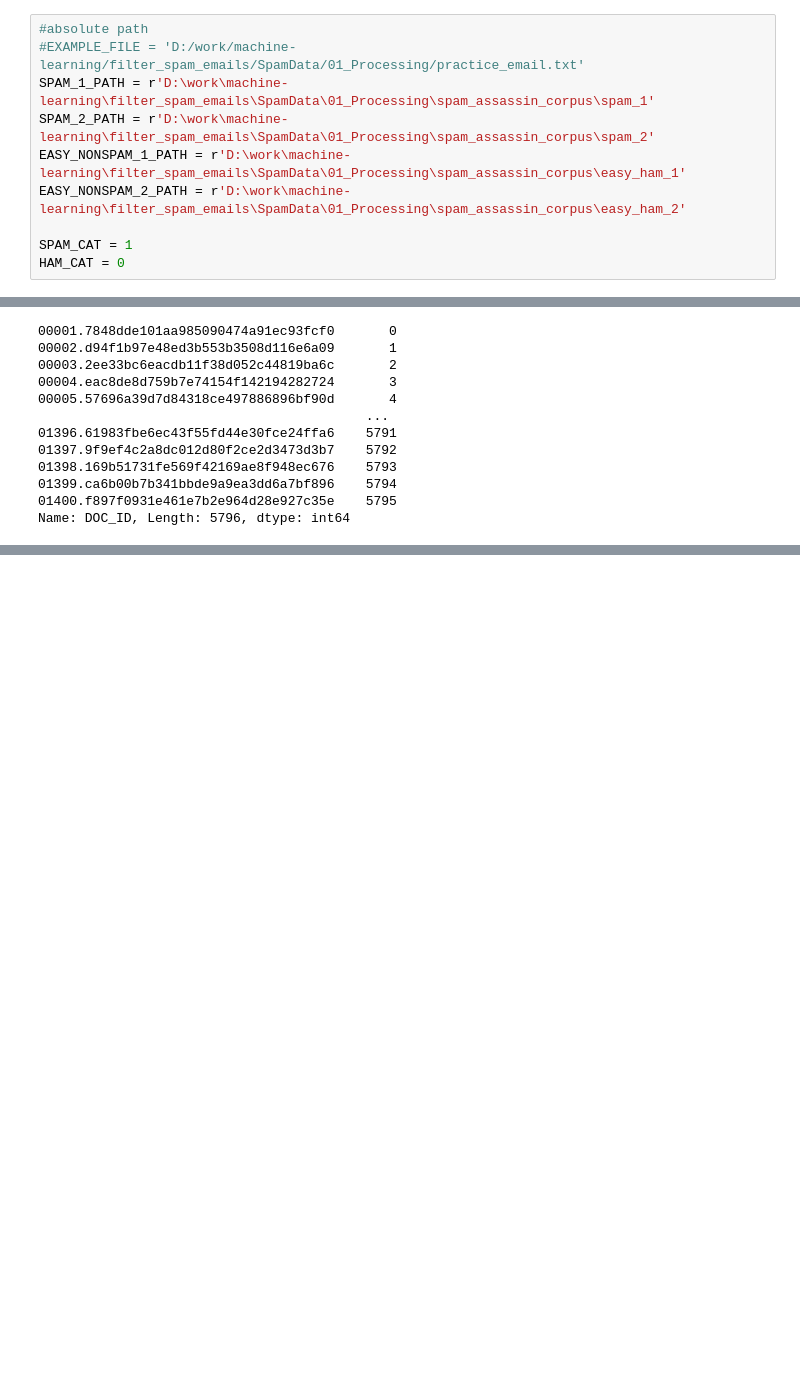
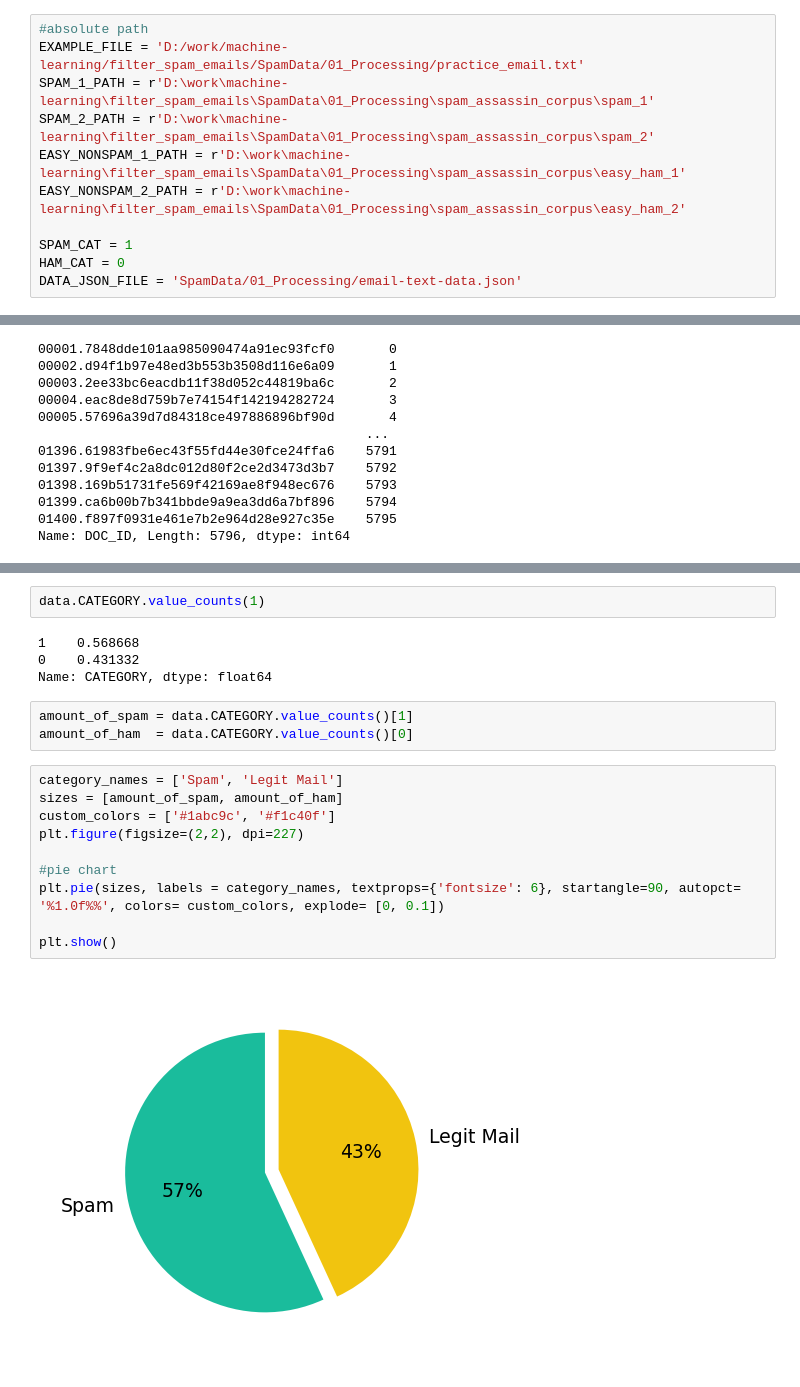
Before and after one commit to georgejudah/machine_learning_python, a Jupyter notebook: filter_spam_emails/BayesClassifier.ipynb, the cells around one changed output, grey strips where cells are left out. Drawn from its saved outputs; the diff is of its cells as text; blank space fills up the shorter version.

```diff
--- a/filter_spam_emails/BayesClassifier.ipynb
+++ b/filter_spam_emails/BayesClassifier.ipynb
@@ -14,7 +22,7 @@ import pandas as pd
 # Reading Files
 # %%
 #absolute path
-#EXAMPLE_FILE = 'D:/work/machine-learning/filter_spam_emails/SpamData/01_Processing/practice_email.txt'
+EXAMPLE_FILE = 'D:/work/machine-learning/filter_spam_emails/SpamData/01_Processing/practice_email.txt'
 SPAM_1_PATH = r'D:\work\machine-learning\filter_spam_emails\SpamData\01_Processing\spam_assassin_corpus\spam_1'
 SPAM_2_PATH = r'D:\work\machine-learning\filter_spam_emails\SpamData\01_Processing\spam_assassin_corpus\spam_2'
 EASY_NONSPAM_1_PATH = r'D:\work\machine-learning\filter_spam_emails\SpamData\01_Processing\spam_assassin_corpus\easy_ham_1'
@@ -22,6 +30,7 @@ EASY_NONSPAM_2_PATH = r'D:\work\machine-learning\filter_spam_emails\SpamData\01_
 
 SPAM_CAT = 1
 HAM_CAT = 0
+DATA_JSON_FILE = 'SpamData/01_Processing/email-text-data.json'
 # %%
 stream = open(EXAMPLE_FILE)
 
@@ -198,0 +208,21 @@ data.head()
+# %%
+data.CATEGORY.value_counts(1)
+# %% [output]
+1    0.568668
+0    0.431332
+Name: CATEGORY, dtype: float64
+# %%
+amount_of_spam = data.CATEGORY.value_counts()[1]
+amount_of_ham  = data.CATEGORY.value_counts()[0]
+# %%
+category_names = ['Spam', 'Legit Mail']
+sizes = [amount_of_spam, amount_of_ham]
+custom_colors = ['#1abc9c', '#f1c40f']
+plt.figure(figsize=(2,2), dpi=227)
+
+#pie chart
+plt.pie(sizes, labels = category_names, textprops={'fontsize': 6}, startangle=90, autopct= '%1.0f%%', colors= custom_colors, explode= [0, 0.1])
+
+plt.show()
+# %% [output]
+[figure, added]
```
Also changed, not shown: parts of 10 cells of this notebook, 2 other files.
